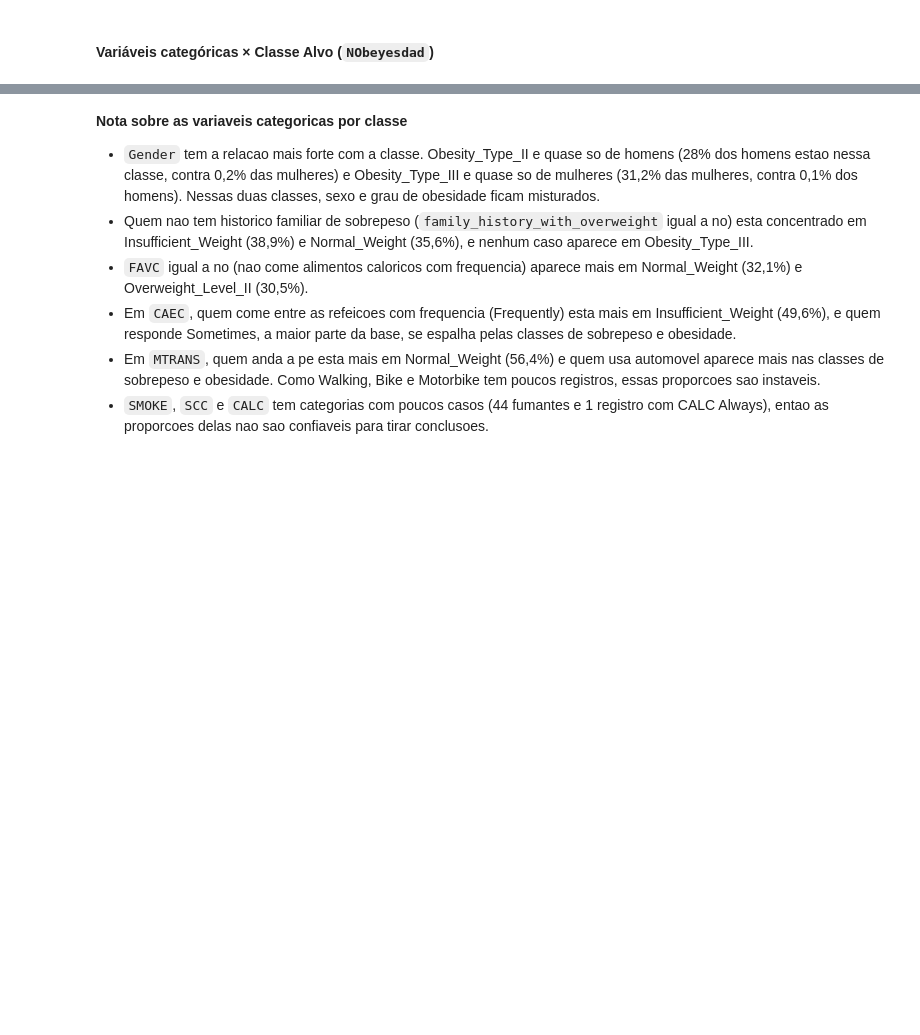
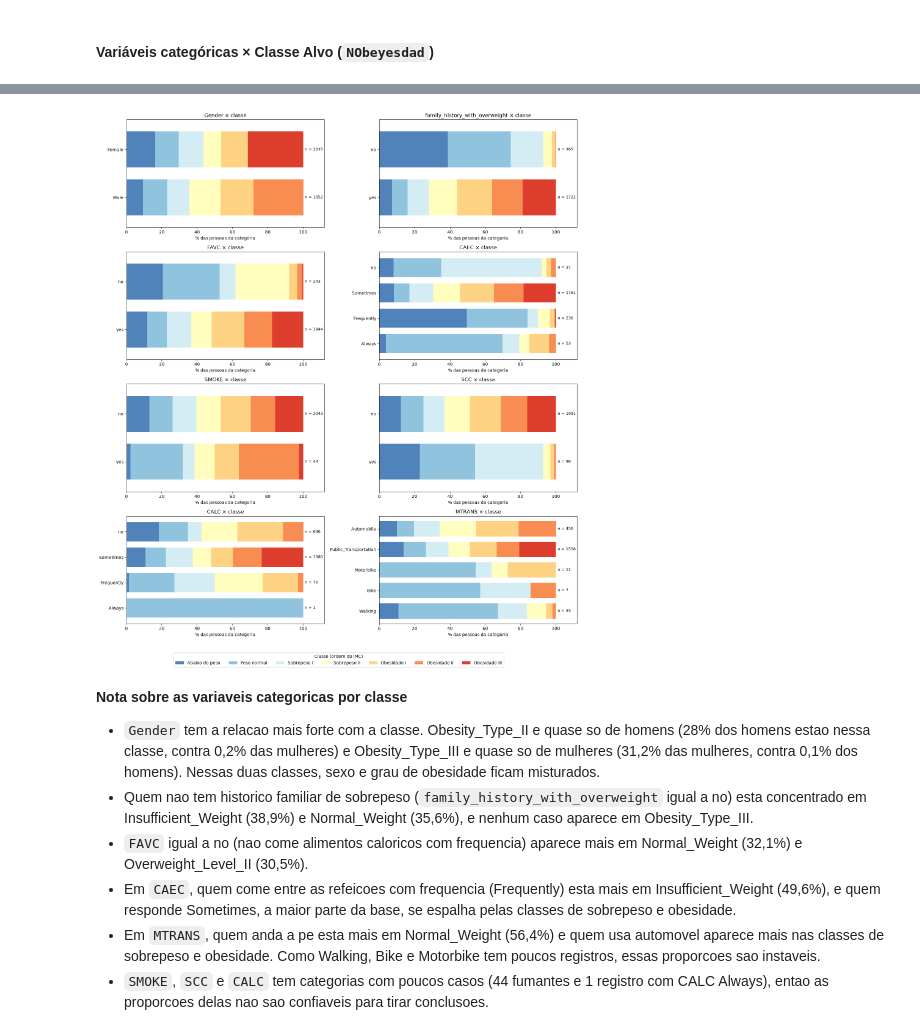
Before and after one commit to GalileuCMMoares/trabalho_AVD, a Jupyter notebook: notebooks/parte_comum/eda.ipynb, the cells around one changed output, grey strips where cells are left out. Cells and saved outputs as stored; diff of their text form; code cells hidden in the pictures; blank space fills up the shorter version.

```diff
--- a/notebooks/parte_comum/eda.ipynb
+++ b/notebooks/parte_comum/eda.ipynb
@@ -385,3 +436,29 @@ for col in colunas_cat_sem_alvo:
+# %%
+# [IA] Claude Code – barras empilhadas em 100% para cada variável categórica × classe
+fig, axes = plt.subplots(nrows=4, ncols=2, figsize=(16, 18))
+axes = axes.flatten()
+
+for ax, col in zip(axes, colunas_cat_sem_alvo):
+    ordem = ORDEM_CATEGORIAS.get(col, df[col].value_counts().index.tolist())
+    tabela = pd.crosstab(df[col], df["classe"], normalize="index").reindex(ordem) * 100
+    contagem = df[col].value_counts().reindex(ordem)
+    tabela.plot.barh(stacked=True, ax=ax, color=[CORES_CLASSES[c] for c in tabela.columns],
+                     width=0.75, legend=False)
+    for y, n in enumerate(contagem):
+        ax.text(101, y, f"n = {n}", va="center", fontsize=9)
+    ax.set_xlim(0, 112)
+    ax.set_xticks(range(0, 101, 20))
+    ax.invert_yaxis()
+    ax.set_title(f"{col} × classe")
+    ax.set_xlabel("% das pessoas da categoria")
+    ax.set_ylabel("")
+
+handles, labels = axes[0].get_legend_handles_labels()
+fig.legend(handles, labels, title="Classe (ordem do IMC)", loc="lower center", ncol=7, bbox_to_anchor=(0.5, -0.02))
+plt.tight_layout(rect=(0, 0.03, 1, 1))
+plt.show()
+# %% [output]
+[figure, added]
 # %% [markdown]
 **Nota sobre as variaveis categoricas por classe**
 
```
Also changed, not shown: parts of 9 cells of this notebook, 19 other files.
